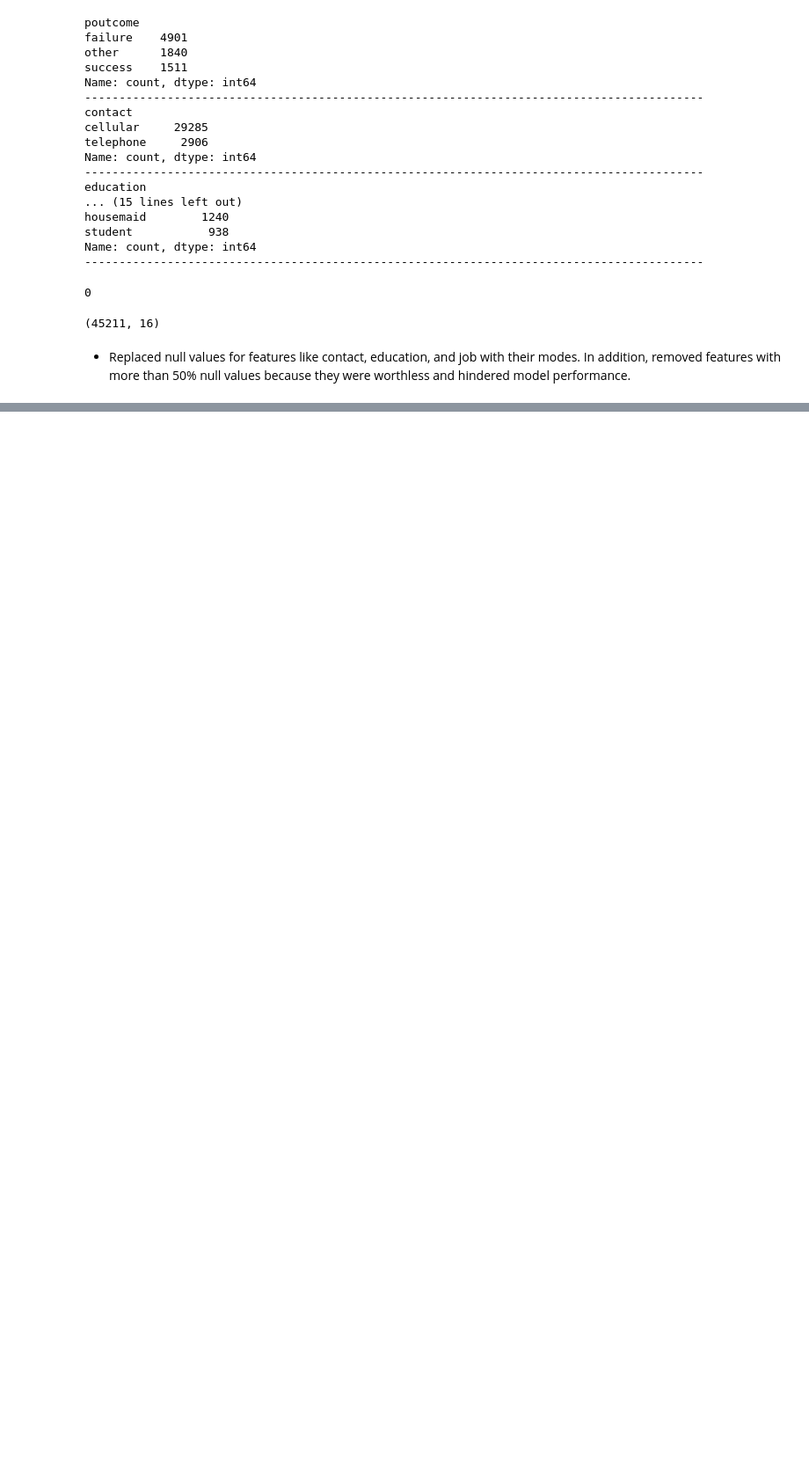
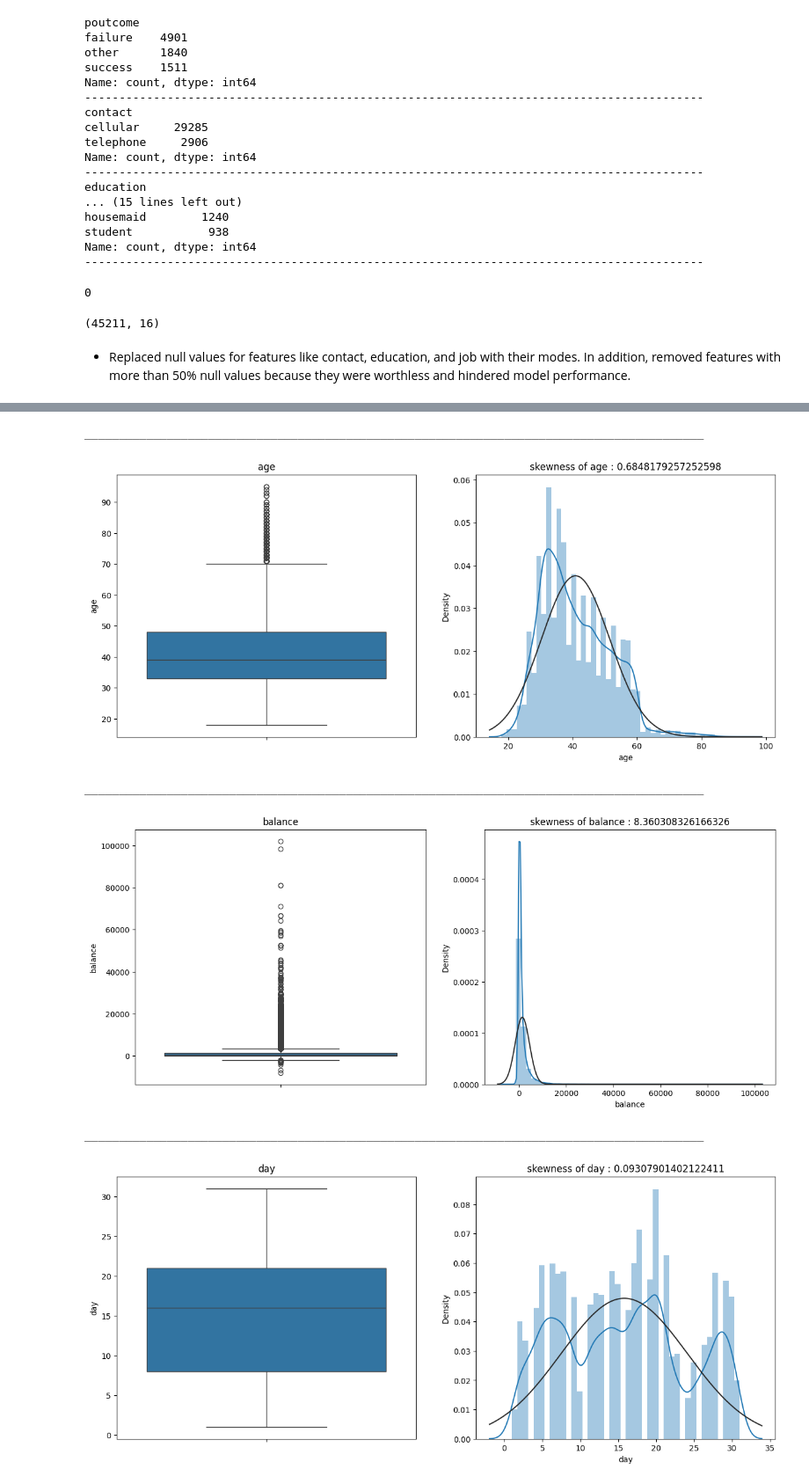
Before and after one commit to bimal-bp/Bank-Marketing-Effectiveness-Prediction-ML-Classification, a Jupyter notebook: project.ipynb, the cells around one changed output, grey strips where cells are left out. Shown at 88% size. Saved outputs shown, nothing was run; the diff lists cells and outputs as text; code cells hidden in the pictures; blank space fills up the shorter version.

Commit message:
Data wrangling and FE Done

```diff
--- a/project.ipynb
+++ b/project.ipynb
@@ -399,0 +402,25 @@ df.shape
+# %%
+# Checking for outliers in numerical variables using boxplot
+from scipy.stats import norm
+
+# Plotting Box and Distribution plot using for loop
+for var in numerical_variables:
+    plt.figure(figsize=(15,6))
+    plt.subplot(1,2,1)
+    ax=sns.boxplot(data=df[var])
+    ax.set_title(f'{var}')
+    ax.set_ylabel(var)
+
+    plt.subplot(1,2,2)
+    ax=sns.distplot(df[var], fit=norm)
+    ax.set_title(f'skewness of {var} : {df[var].skew()}')
+    ax.set_xlabel(var)
+    print('__'*45)
+    plt.show()
+# %% [output]
+__________________________________________________________________________________________
+[figure, added]
+__________________________________________________________________________________________
+[figure, added]
+__________________________________________________________________________________________
+[figure, added]
```
Also changed, not shown: parts of 6 cells of this notebook.
